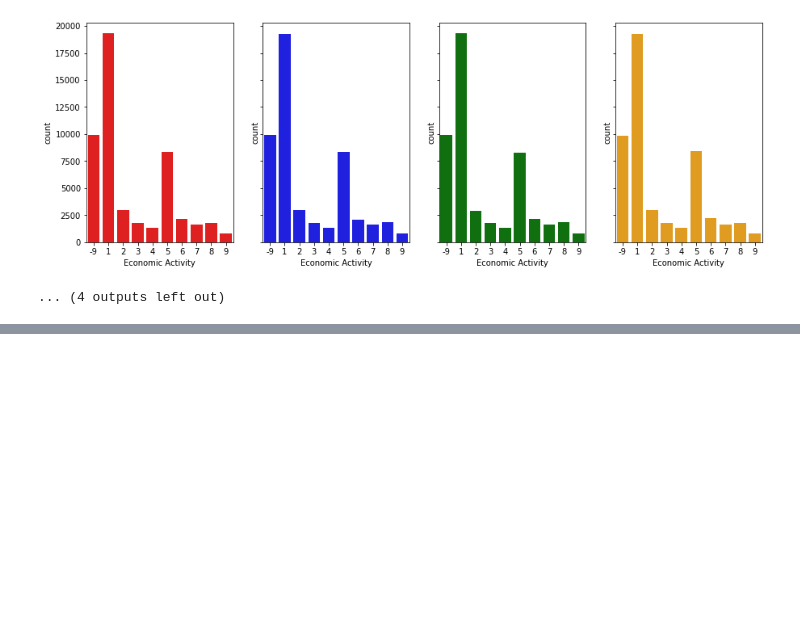
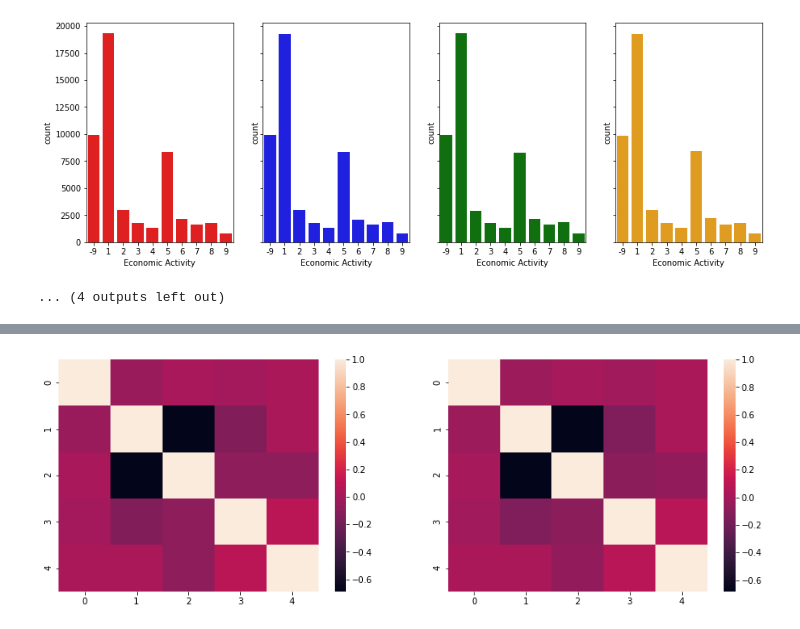
Before and after one commit to alan-turing-institute/QUIPP-pipeline, a Jupyter notebook: notebooks/Census 2011 Microdata - Synthetic Data Generation with QUIPP.ipynb, the cells around one changed output, grey strips where cells are left out. Saved outputs shown, nothing was run; the diff lists cells and outputs as text; code cells hidden in the pictures; blank space fills up the shorter version.

```diff
--- a/notebooks/Census 2011 Microdata - Synthetic Data Generation with QUIPP.ipynb
+++ b/notebooks/Census 2011 Microdata - Synthetic Data Generation with QUIPP.ipynb
@@ -116,0 +199,8 @@ for col in interesting_columns: # normalise y axis if possible
+# %%
+fig, ax = plt.subplots(1,2)
+sns.heatmap(utility_correlations['Correlations_Original'], ax=ax[0])
+sns.heatmap(utility_correlations['Correlations_Released'], ax=ax[1])
+fig.set_size_inches(15, 5)
+fig.show()
+# %% [output]
+[figure, added]
```
Also changed, not shown: parts of 12 cells of this notebook.
